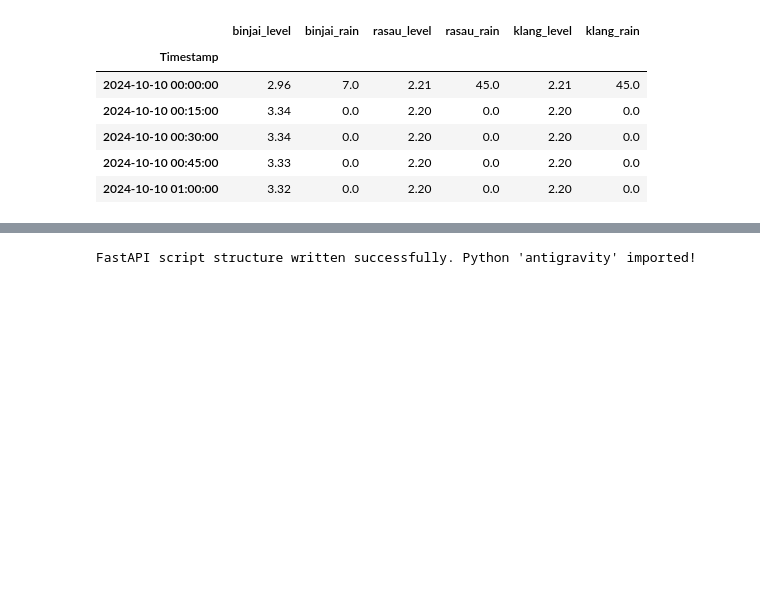
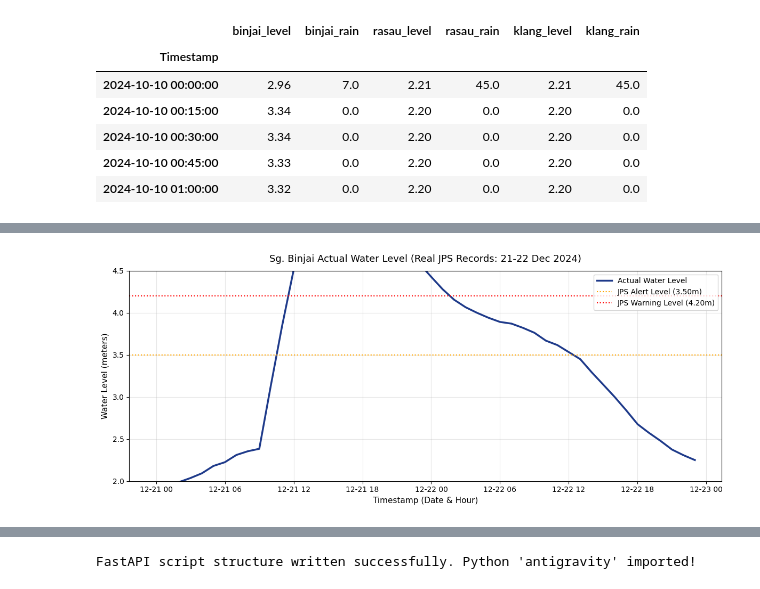
Before and after one commit to 1111-wen/SimeDarby, a Jupyter notebook: colab.ipynb, the cells around one changed output, grey strips where cells are left out. Drawn from its saved outputs; the diff is of its cells as text; code cells hidden in the pictures; blank space fills up the shorter version.

```diff
--- a/colab.ipynb
+++ b/colab.ipynb
@@ -467,0 +684,80 @@ Serialized updated model and features locally.
+# %%
+import os
+import pandas as pd
+import matplotlib.pyplot as plt
+from google.colab import files
+
+def load_real_jps_raw():
+    filename = 'Sg.BinjaidiPekanMeru.csv'
+    # Try to find file globally first
+    filepath = None
+    for root, dirs, files_list in os.walk('/content'):
+        if filename in files_list:
+            filepath = os.path.join(root, filename)
+            break
+
+    if filepath and os.path.exists(filepath):
+        print(f"Found file at: {filepath}")
+        with open(filepath, 'r', encoding='utf-8', errors='ignore') as f:
+            lines = f.readlines()
+        header_idx = 0
+        for i, line in enumerate(lines):
+            if 'No.' in line or 'Date/Time' in line or 'Time' in line:
+                header_idx = i
+                break
+        df = pd.read_csv(filepath, skiprows=header_idx)
+        df.columns = [c.strip().replace('"', '') for c in df.columns]
+        datetime_cols = [c for c in df.columns if 'Date' in c or 'Time' in c or 'Clock' in c]
+        datetime_col = datetime_cols[0] if datetime_cols else df.columns[1]
+        df['Timestamp'] = pd.to_datetime(df[datetime_col], format='%d/%m/%Y %H:%M', errors='coerce')
+        df.dropna(subset=['Timestamp'], inplace=True)
+        df.set_index('Timestamp', inplace=True)
+        wl_cols = [c for c in df.columns if 'Level' in c or 'WL' in c or 'Water' in c or 'm' in c.lower()]
+        df = df[[wl_cols[-1]]].rename(columns={wl_cols[-1]: 'actual_water_level'})
+        df['actual_water_level'] = pd.to_numeric(df['actual_water_level'], errors='coerce')
+        return df, "Loaded from CSV file."
+
+    # Fallback to kernel variable local_df if CSV is missing from storage
+    global local_df
+    if 'local_df' in globals():
+        print("CSV not found in workspace storage, but active variables found in session kernel memory!")
+        df = local_df.copy()
+        if 'binjai_level' in df.columns:
+            df = df[['binjai_level']].rename(columns={'binjai_level': 'actual_water_level'})
+            return df, "Recovered from active session memory variables."
+
+    raise FileNotFoundError("Please re-upload Sg.BinjaidiPekanMeru.csv using the folder panel on the left.")
+
+try:
+    real_df, source_info = load_real_jps_raw()
+    print(f"Success! Data source: {source_info}")
+
+    # Filter for the exact period matching your official data
+    start_plot = '2024-12-21 00:00:00'
+    end_plot = '2024-12-22 23:59:59'
+    dec_21_data = real_df.loc[start_plot:end_plot]
+
+    print(f"Loaded {len(dec_21_data)} data rows for December 21-22, 2024.")
+    print("\nFirst 5 rows matching your query:")
+    display(dec_21_data.head())
+
+    # Plot the actual historical telemetry
+    plt.figure(figsize=(12, 5))
+    plt.plot(dec_21_data.index, dec_21_data['actual_water_level'], color='#1e3a8a', linewidth=2.5, label='Actual Water Level')
+
+    # Thresholds
+    plt.axhline(y=3.50, color='orange', linestyle=':', label='JPS Alert Level (3.50m)')
+    plt.axhline(y=4.20, color='red', linestyle=':', label='JPS Warning Level (4.20m)')
+
+    plt.title('Sg. Binjai Actual Water Level (Real JPS Records: 21-22 Dec 2024)', fontsize=13, pad=12)
+    plt.xlabel('Timestamp (Date & Hour)', fontsize=11)
+    plt.ylabel('Water Level (meters)', fontsize=11)
+    plt.ylim(2.0, 4.5)
+    plt.grid(True, alpha=0.3)
+    plt.legend(loc='upper right')
+    plt.tight_layout()
+    plt.show()
+except Exception as e:
+    print(f"Could not plot real JPS dataset: {e}")
+    print("\nPlease upload your CSV files using files.upload() or drag-and-drop 'Sg.BinjaidiPekanMeru.csv' back into the Colab file explorer panel.")
+# %% [output]
@@ -467,0 +775 @@ Serialized updated model and features locally.
+[figure, added]
```
Also changed, not shown: parts of 21 cells of this notebook, 20 other files.
